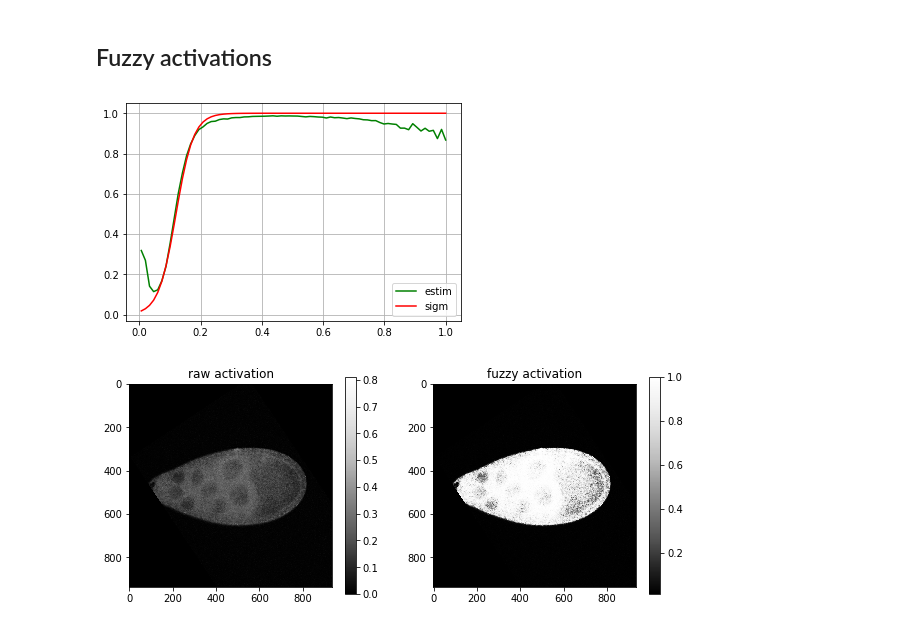
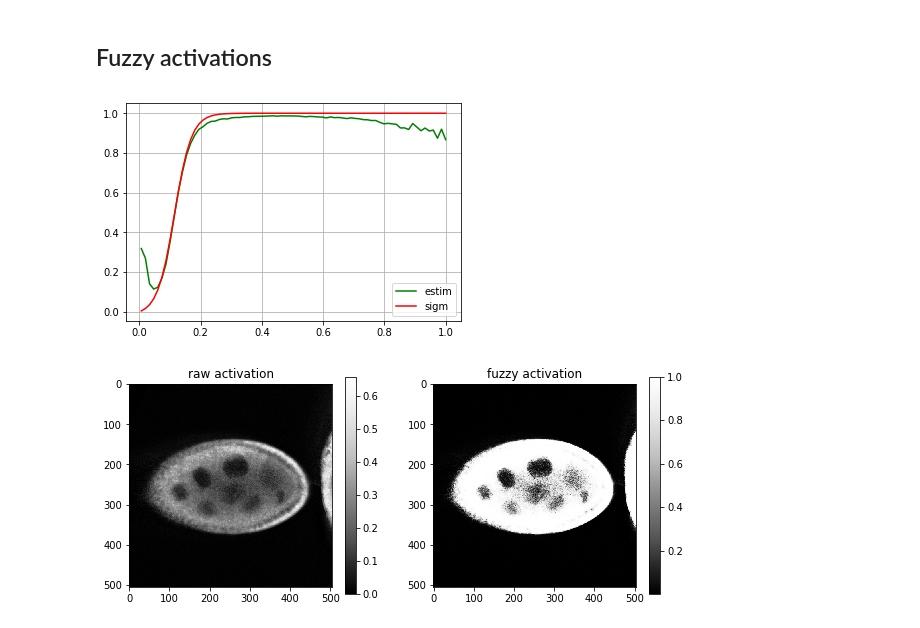
Before and after one commit to Borda/pyBPDL, a Jupyter notebook: notebooks/gene-active_train-sigmoid.ipynb, the cells around one changed output. Cells and saved outputs as stored; diff of their text form; code cells hidden in the pictures.

```diff
--- a/notebooks/gene-active_train-sigmoid.ipynb
+++ b/notebooks/gene-active_train-sigmoid.ipynb
@@ -86,17 +86,23 @@ _= plt.grid(), plt.xlabel('gene intensity'), plt.legend()
 ## Fuzzy activations
 # %%
 dec = d_hist['active'] / (d_hist['active'] + d_hist['pasive'])
-sigm = lambda x, a, b: 1. / (1 + np.exp(b * (- x + a)))
+
+def activate(x, shift=0.12, slope=35.):
+    sigm = lambda x, a, b: 1. / (1 + np.exp(b * (- x + a)))
+    sigm_0, sigm_inf = sigm(0, shift, slope), sigm(1e3, shift, slope)
+    val = (sigm(x, shift, slope) - sigm_0) / (sigm_inf - sigm_0)
+    return val
 
 plt.plot(bins_norm, dec, 'g', label='estim')
-plt.plot(bins_norm, sigm(bins_norm, 0.12, 35.), 'r', label='sigm')
+plt.plot(bins_norm, activate(bins_norm, 0.115, 36.), 'r', label='sigm')
 _= plt.grid(), plt.legend()
 # %% [output]
-[figure, old version]
+[figure, new version]
 # %%
-img = plt.imread(lp_active[-1])[:, :, 1]
+img = plt.imread(lp_active[np.random.randint(0, len(lp_active))])[:, :, 1]
+img_fuzzy = activate(img, 0.12, 35.)
 plt.figure(figsize=(10, 4))
 _= plt.subplot(1, 2, 1), plt.title('raw activation'), plt.imshow(img, cmap=plt.cm.Greys_r), plt.colorbar()
-_= plt.subplot(1, 2, 2), plt.title('fuzzy activation'), plt.imshow(sigm(img, 0.12, 35.), cmap=plt.cm.Greys_r), plt.colorbar()
+_= plt.subplot(1, 2, 2), plt.title('fuzzy activation'), plt.imshow(img_fuzzy, cmap=plt.cm.Greys_r), plt.colorbar()
 # %% [output]
-[figure, old version]
+[figure, new version]
```
Also changed, not shown: parts of 1 cell of this notebook, 2 other files.
